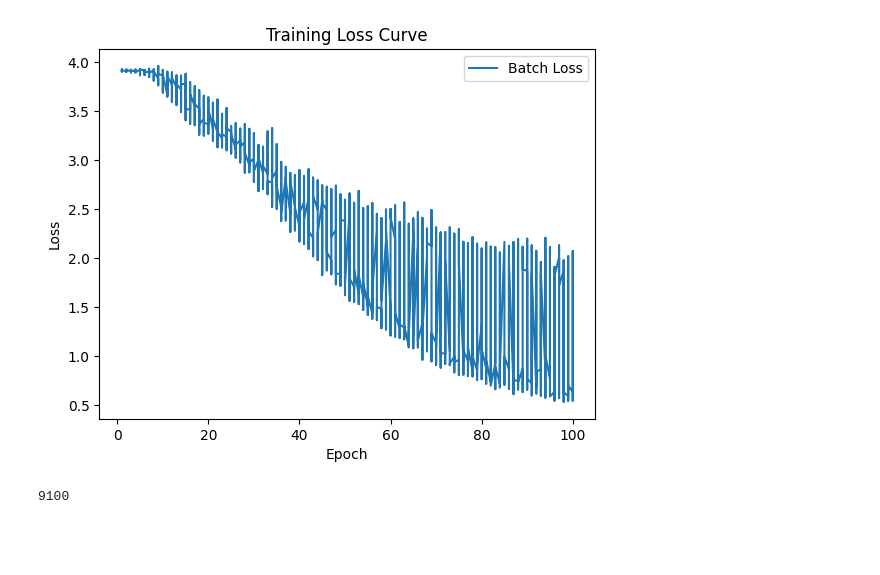
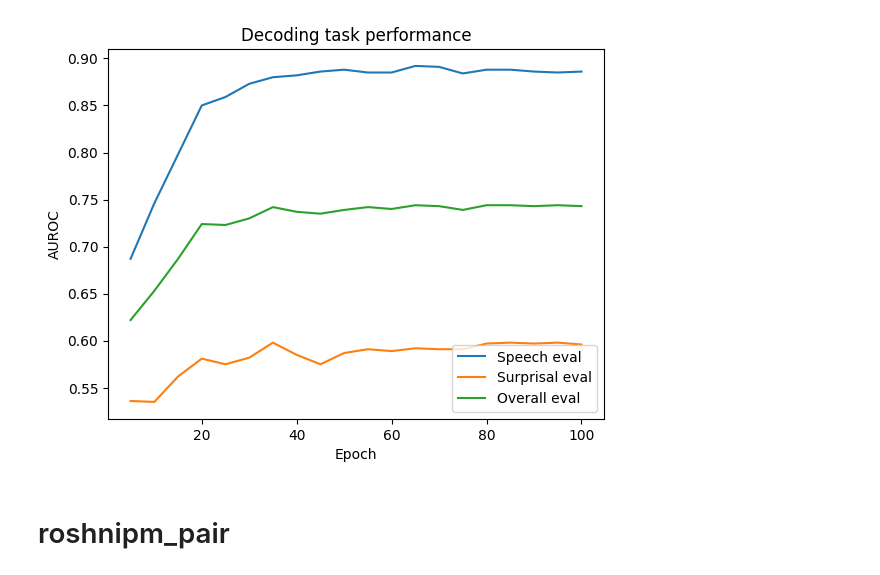
Before and after one commit to azaho/bfm, a Jupyter notebook: analyses/roshnipm/plot_training_statistics.ipynb, the cells around one changed output. Drawn from its saved outputs; the diff is of its cells as text; code cells hidden in the pictures; blank space fills up the shorter version.

Commit message:
ran first round of roshnipm_pair training

```diff
--- a/analyses/roshnipm/plot_training_statistics.ipynb
+++ b/analyses/roshnipm/plot_training_statistics.ipynb
@@ -2,0 +3,10 @@ For some reason there's always a spike in the loss at what seems to be a fixed i
+# %%
+import json
+import matplotlib.pyplot as plt
+import numpy as np
+
+# Path to your training_statistics.json file
+stats_path = 'runs/data/andrii0_wd0.0001_dr0.1_rTEMP/training_statistics.json'
+
+with open(stats_path, 'r') as f:
+    andrii0_stats = json.load(f)
@@ -3,26 +42,28 @@ For some reason there's always a spike in the loss at what seems to be a fixed i
+# %%
+# Extract loss per batch or per epoch
+andrii0_speech_evals = [entry['eval_auroc/average_speech'] for entry in andrii0_stats if 'eval_auroc/average_overall' in entry]
+andrii0_surprisal_evals = [entry['eval_auroc/average_gpt2_surprisal'] for entry in andrii0_stats if 'eval_auroc/average_overall' in entry]
+andrii0_overall_evals = [entry['eval_auroc/average_overall'] for entry in andrii0_stats if 'eval_auroc/average_overall' in entry]
+
+plt.plot(np.arange(5, 101, 5), andrii0_speech_evals, label='Speech eval')
+plt.plot(np.arange(5, 101, 5), andrii0_surprisal_evals, label='Surprisal eval')
+plt.plot(np.arange(5, 101, 5), andrii0_overall_evals, label='Overall eval')
+plt.xlabel('Epoch')
+plt.ylabel('AUROC')
+plt.title('Decoding task performance')
+plt.legend()
+plt.show()
+# %% [output]
+[figure, added]
+# %% [markdown]
+# roshnipm_pair
 # %%
 import json
 import matplotlib.pyplot as plt
+import numpy as np
 
 # Path to your training_statistics.json file
 stats_path = 'runs/data/roshnipm_pair_wd0.0001_dr0.1_rTEMP/training_statistics.json'
 
 with open(stats_path, 'r') as f:
-    stats = json.load(f)
-
-# Extract loss per batch or per epoch
-batch_losses = [entry['batch_loss'] for entry in stats if 'batch_loss' in entry]
-epochs = [entry['epoch'] for entry in stats if 'batch_loss' in entry]
-
-plt.plot(epochs, batch_losses, label='Batch Loss')
-plt.xlabel('Epoch')
-plt.ylabel('Loss')
-plt.title('Training Loss Curve')
-plt.legend()
-plt.show()
+    roshnipm_stats = json.load(f)
-# %% [output]
-[figure, removed]
-# %%
-len(epochs)
-# %% [output]
-9100
```
Also changed, not shown: parts of 12 cells of this notebook, 5 other files.
